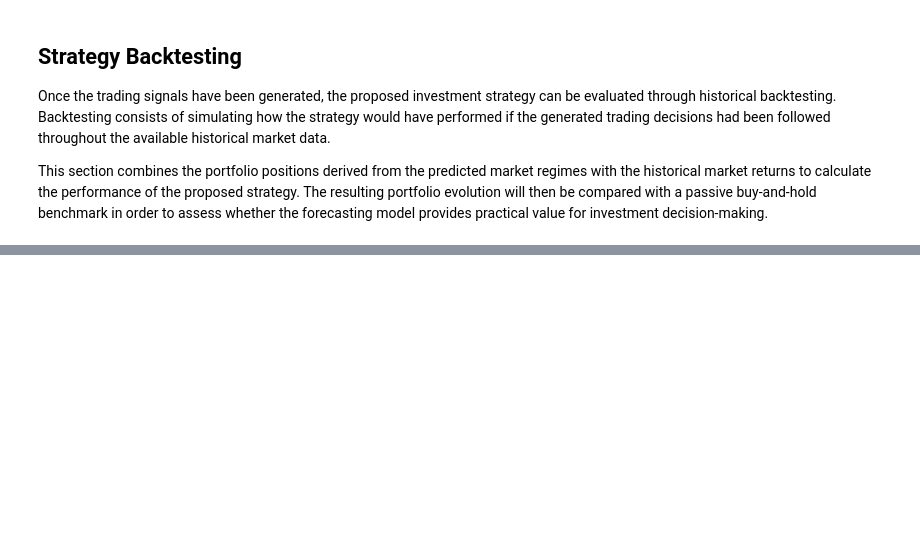
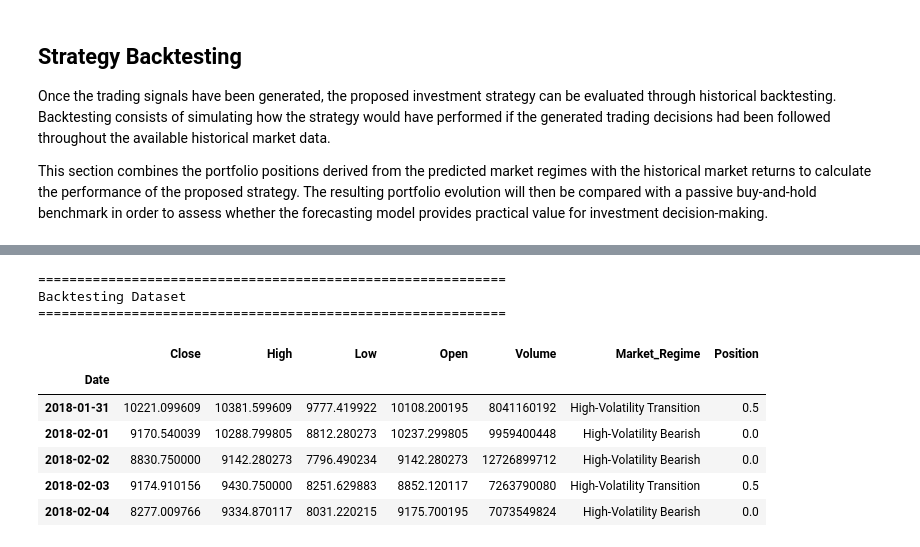
Before and after one commit to GaelRendon/Financial-market-regime-detetcion-system, a Jupyter notebook: notebooks/08_strategy_evaluation.ipynb, the cells around one changed output, grey strips where cells are left out. Saved outputs shown, nothing was run; the diff lists cells and outputs as text; code cells hidden in the pictures; blank space fills up the shorter version.

```diff
--- a/notebooks/08_strategy_evaluation.ipynb
+++ b/notebooks/08_strategy_evaluation.ipynb
@@ -230,0 +237,27 @@ This section combines the portfolio positions derived from the predicted market
+# %%
+# ============================================
+# Merge Historical Prices with Trading Positions
+# ============================================
+
+# Merge the historical price data with the generated trading positions
+backtest_df = raw_df.join(
+    market_regime_df[["Market_Regime", "Position"]],
+    how="inner"
+)
+
+print("=" * 60)
+print("Backtesting Dataset")
+print("=" * 60)
+
+display(backtest_df.head())
+# %% [output]
+============================================================
+Backtesting Dataset
+============================================================
+|  | Close | High | Low | Open | Volume | Market_Regime | Position |
+| Date |  |  |  |  |  |  |  |
+| 2018-01-31 | 10221.099609 | 10381.599609 | 9777.419922 | 10108.200195 | 8041160192 | High-Volatility Transition | 0.5 |
+| 2018-02-01 | 9170.540039 | 10288.799805 | 8812.280273 | 10237.299805 | 9959400448 | High-Volatility Bearish | 0.0 |
+| 2018-02-02 | 8830.750000 | 9142.280273 | 7796.490234 | 9142.280273 | 12726899712 | High-Volatility Bearish | 0.0 |
+| 2018-02-03 | 9174.910156 | 9430.750000 | 8251.629883 | 8852.120117 | 7263790080 | High-Volatility Transition | 0.5 |
+| 2018-02-04 | 8277.009766 | 9334.870117 | 8031.220215 | 9175.700195 | 7073549824 | High-Volatility Bearish | 0.0 |
```
Also changed, not shown: parts of 7 cells of this notebook.
